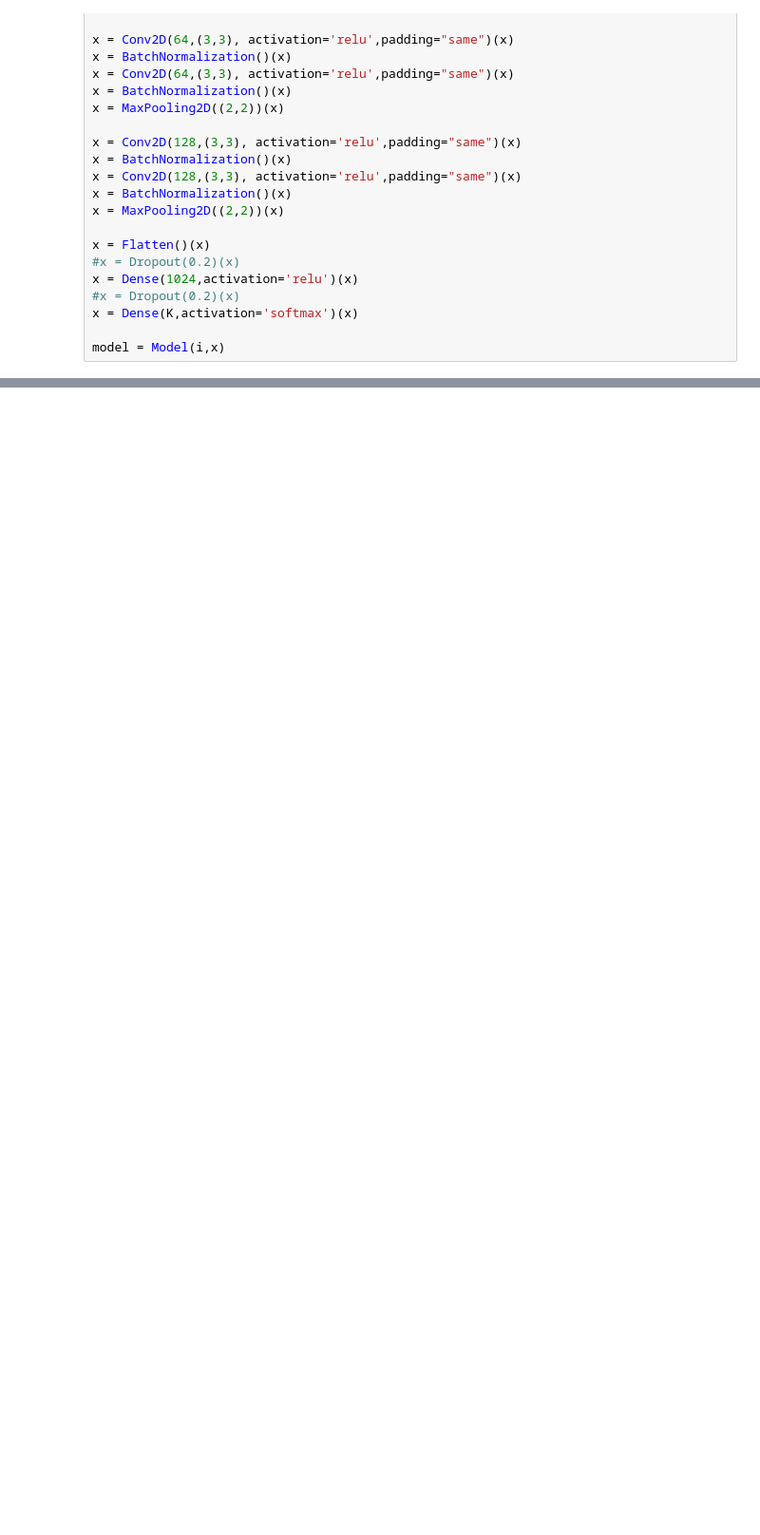
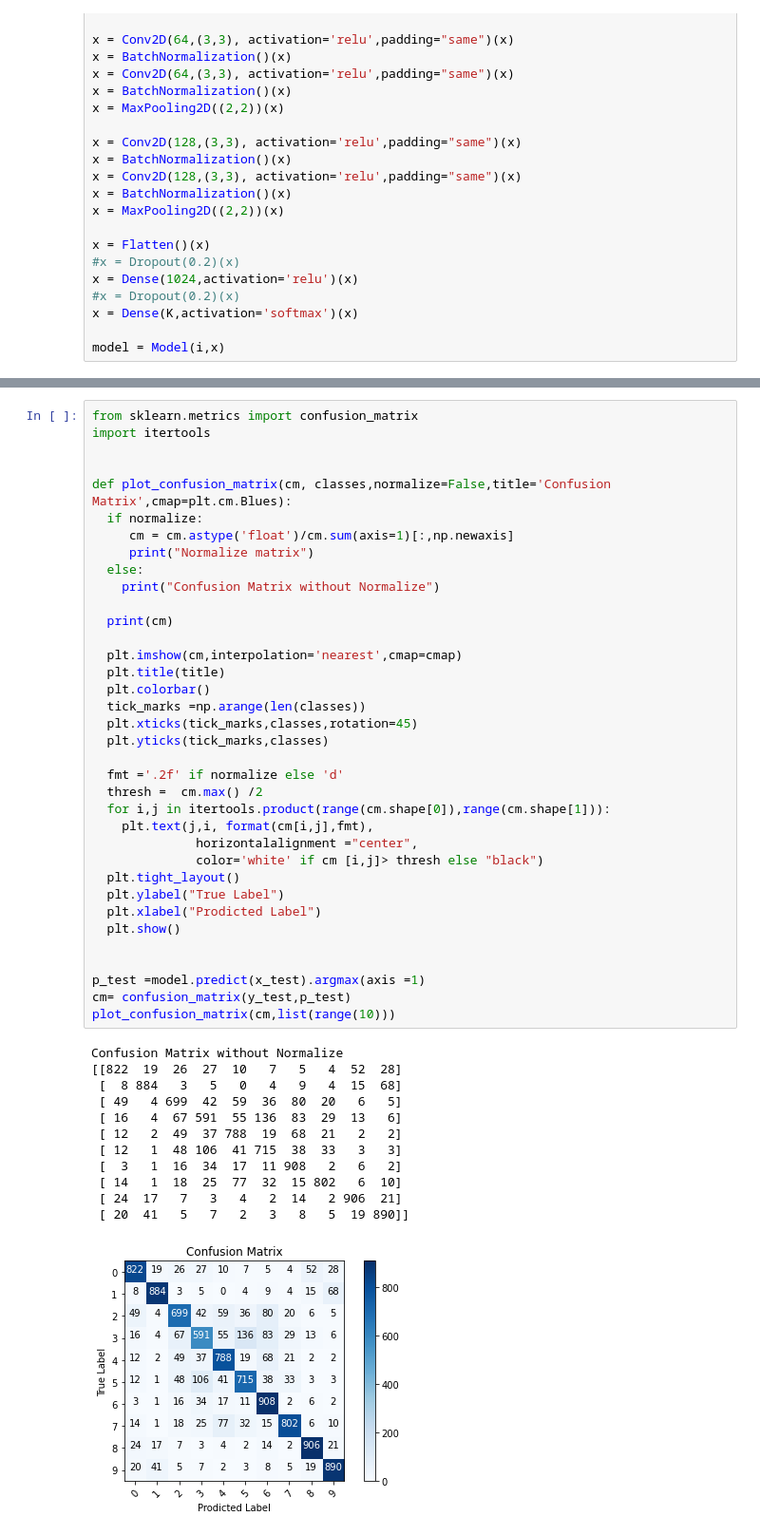
Before and after one commit to cz101/ML-TF, a Jupyter notebook: TF2_CIFAR_improved.ipynb, the cells around one changed output, grey strips where cells are left out. Shown at 95% size. Saved outputs shown, nothing was run; the diff lists cells and outputs as text; blank space fills up the shorter version.

```diff
--- a/TF2_CIFAR_improved.ipynb
+++ b/TF2_CIFAR_improved.ipynb
@@ -91,0 +97,49 @@ NameError: ignored
+# %%
+from sklearn.metrics import confusion_matrix
+import itertools
+
+
+def plot_confusion_matrix(cm, classes,normalize=False,title='Confusion Matrix',cmap=plt.cm.Blues):
+  if normalize:
+     cm = cm.astype('float')/cm.sum(axis=1)[:,np.newaxis]
+     print("Normalize matrix")
+  else:
+    print("Confusion Matrix without Normalize")
+
+  print(cm)
+
+  plt.imshow(cm,interpolation='nearest',cmap=cmap)
+  plt.title(title)
+  plt.colorbar()
+  tick_marks =np.arange(len(classes))
+  plt.xticks(tick_marks,classes,rotation=45)
+  plt.yticks(tick_marks,classes)
+
+  fmt ='.2f' if normalize else 'd'
+  thresh =  cm.max() /2
+  for i,j in itertools.product(range(cm.shape[0]),range(cm.shape[1])):
+    plt.text(j,i, format(cm[i,j],fmt),
+              horizontalalignment ="center",
+              color='white' if cm [i,j]> thresh else "black")
+  plt.tight_layout()
+  plt.ylabel("True Label")
+  plt.xlabel("Prodicted Label")
+  plt.show()
+
+
+p_test =model.predict(x_test).argmax(axis =1)
+cm= confusion_matrix(y_test,p_test)
+plot_confusion_matrix(cm,list(range(10)))
+# %% [output]
+Confusion Matrix without Normalize
+[[822  19  26  27  10   7   5   4  52  28]
+ [  8 884   3   5   0   4   9   4  15  68]
+ [ 49   4 699  42  59  36  80  20   6   5]
+ [ 16   4  67 591  55 136  83  29  13   6]
+ [ 12   2  49  37 788  19  68  21   2   2]
+ [ 12   1  48 106  41 715  38  33   3   3]
+ [  3   1  16  34  17  11 908   2   6   2]
+ [ 14   1  18  25  77  32  15 802   6  10]
+ [ 24  17   7   3   4   2  14   2 906  21]
+ [ 20  41   5   7   2   3   8   5  19 890]]
+[figure, added]
```
Also changed, not shown: parts of 7 cells of this notebook.
